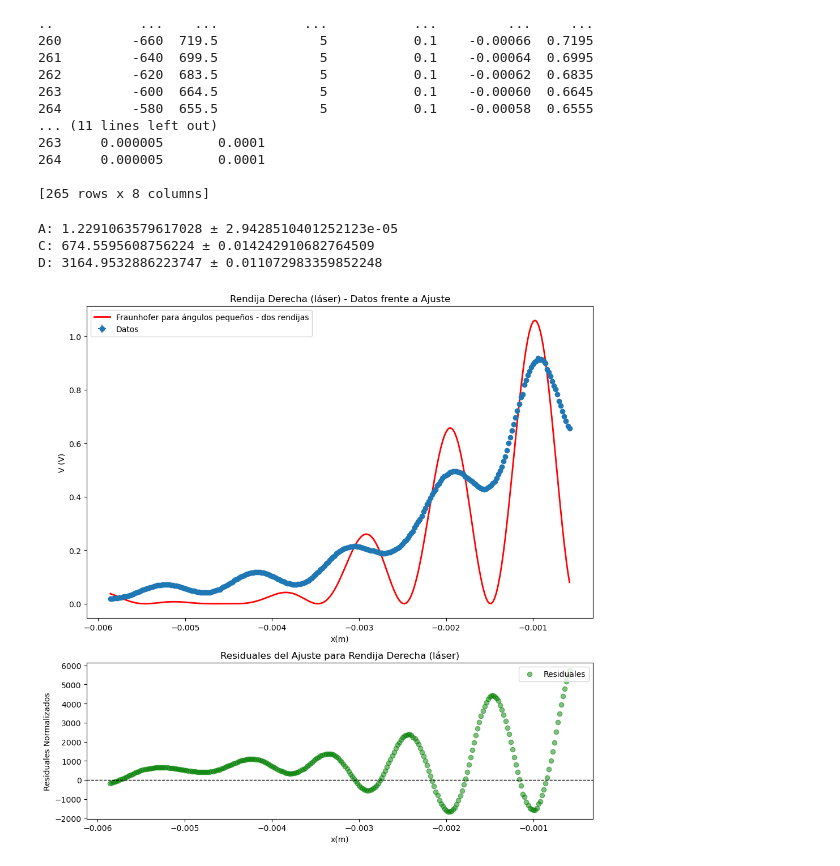
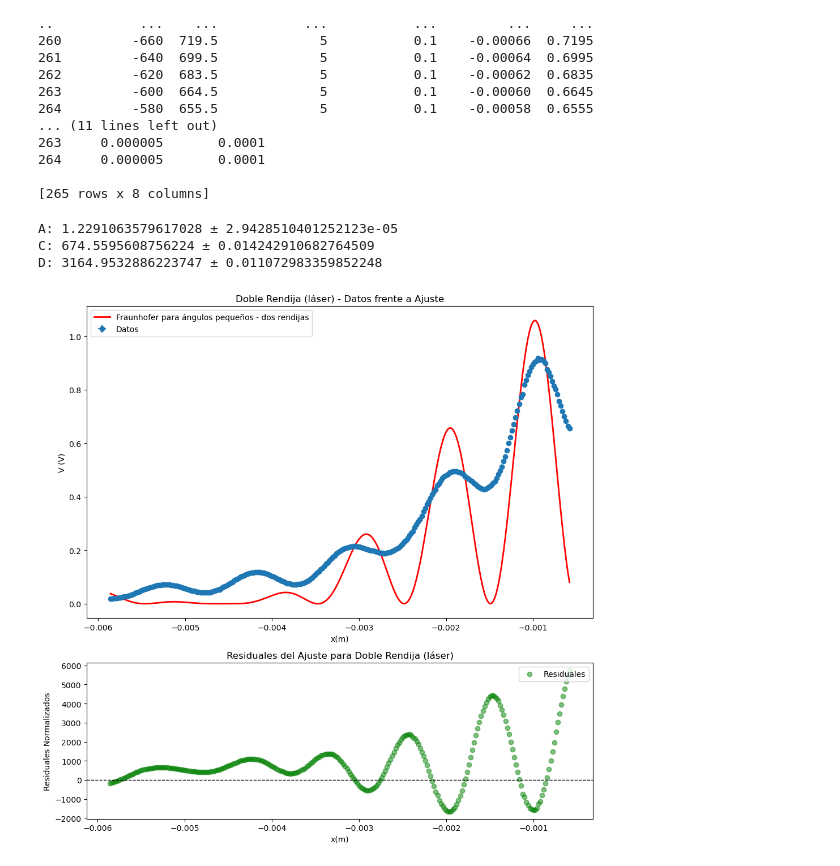
Before and after one commit to lsperezm/Intermedio, a Jupyter notebook: 1. Doble Rendija/Code/Ajustes/doble_laser_ajuste.ipynb, the cells around one changed output. Saved outputs shown, nothing was run; the diff lists cells and outputs as text; code cells hidden in the pictures.

```diff
--- a/1. Doble Rendija/Code/Ajustes/doble_laser_ajuste.ipynb
+++ b/1. Doble Rendija/Code/Ajustes/doble_laser_ajuste.ipynb
@@ -62,33 +62,33 @@ print(f"C: {C} ± {C_std_err}")
 print(f"D: {D} ± {D_std_err}")
 #print(f"L: {L} ± {L_std_err}")
 
 # Create a figure with two subplots
 fig, (ax1, ax2) = plt.subplots(2, 1, figsize=(10, 10), gridspec_kw={'height_ratios': [2, 1]})  # 2 rows, 1 column, width = 10 inches, height = 10 inches
 
 # Plot the regression line
 ax1.errorbar(x, y, yerr, xerr,  fmt='o', label='Datos')
 ax1.plot(x, Y_pred, color='red', linewidth=2, label=f'Fraunhofer para ángulos pequeños - dos rendijas')
 
 ax1.set_xlabel('x(m)')
 ax1.set_ylabel('V (V)')
 ax1.legend(loc='upper left')
-ax1.set_title('Rendija Derecha (láser) - Datos frente a Ajuste')
+ax1.set_title('Doble Rendija (láser) - Datos frente a Ajuste')
 
 # Plot normalized residuals
 ax2.scatter(x, residuals, color='green', alpha=0.5, label='Residuales')
 ax2.axhline(0, color='black', linewidth=1, linestyle='--')
 ax2.set_xlabel('x(m)')
 ax2.set_ylabel('Residuales Normalizados')
 ax2.legend(loc='upper right')
-ax2.set_title('Residuales del Ajuste para Rendija Derecha (láser)')
+ax2.set_title('Residuales del Ajuste para Doble Rendija (láser)')
 
 plt.tight_layout()
 
 # Save the figure as a PDF file
 plt.savefig('rendija_doble_láser.pdf', format='pdf')
 plt.show()
 # %% [output]
 A: 1.2291063579617028 ± 2.9428510401252123e-05
 C: 674.5595608756224 ± 0.014242910682764509
 D: 3164.9532886223747 ± 0.011072983359852248
-[figure, old version]
+[figure, new version]
```
Also changed, not shown: 2 other files.
